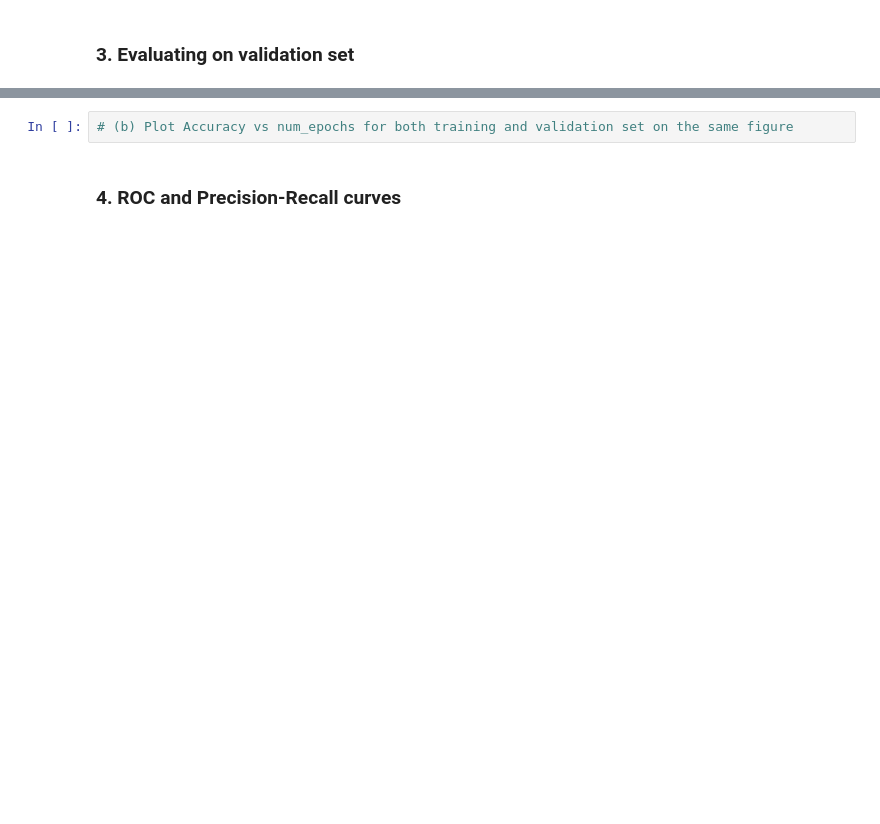
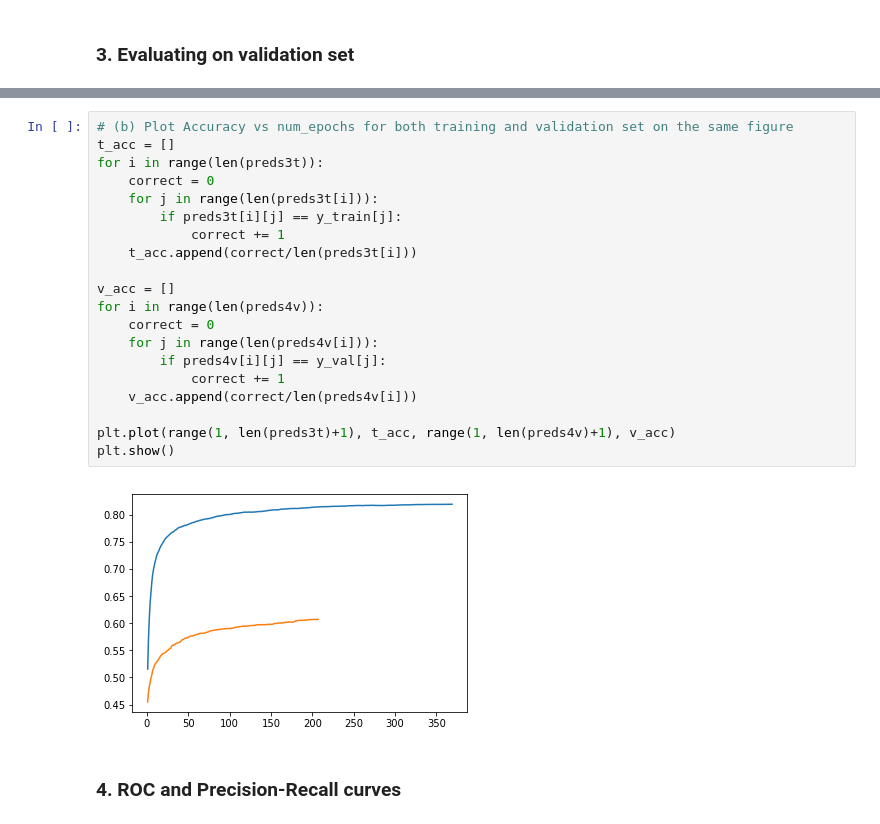
Before and after one commit to zanvat41/Logistic-Regression, a Jupyter notebook: logistic_regression.ipynb, the cells around one changed output, grey strips where cells are left out. Cells and saved outputs as stored; diff of their text form; blank space fills up the shorter version.

```diff
--- a/logistic_regression.ipynb
+++ b/logistic_regression.ipynb
@@ -213,5 +330,25 @@ Final value of L($\theta$) = __
-# %%
-# (b) Plot Accuracy vs num_epochs for both training and validation set on the same figure
+# %%
+# (b) Plot Accuracy vs num_epochs for both training and validation set on the same figure
+t_acc = []
+for i in range(len(preds3t)):
+    correct = 0
+    for j in range(len(preds3t[i])):
+        if preds3t[i][j] == y_train[j]:
+            correct += 1
+    t_acc.append(correct/len(preds3t[i]))
+
+v_acc = []
+for i in range(len(preds4v)):
+    correct = 0
+    for j in range(len(preds4v[i])):
+        if preds4v[i][j] == y_val[j]:
+            correct += 1
+    v_acc.append(correct/len(preds4v[i]))
+
+plt.plot(range(1, len(preds3t)+1), t_acc, range(1, len(preds4v)+1), v_acc)
+plt.show()
+# %% [output]
+[figure, added]
 # %% [markdown]
 ### 4. ROC and Precision-Recall curves
 # %%
```
Also changed, not shown: parts of 18 cells of this notebook.
